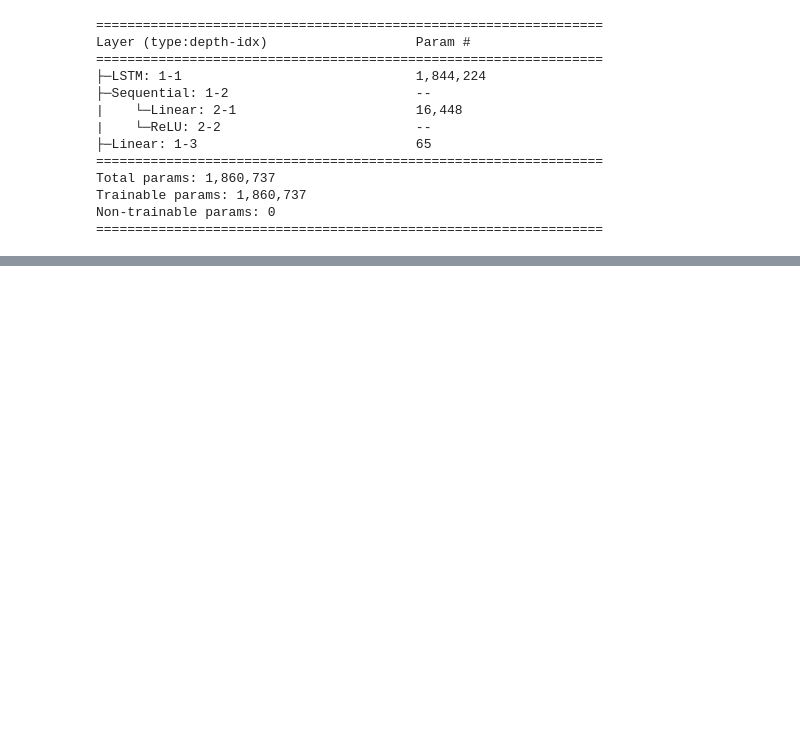
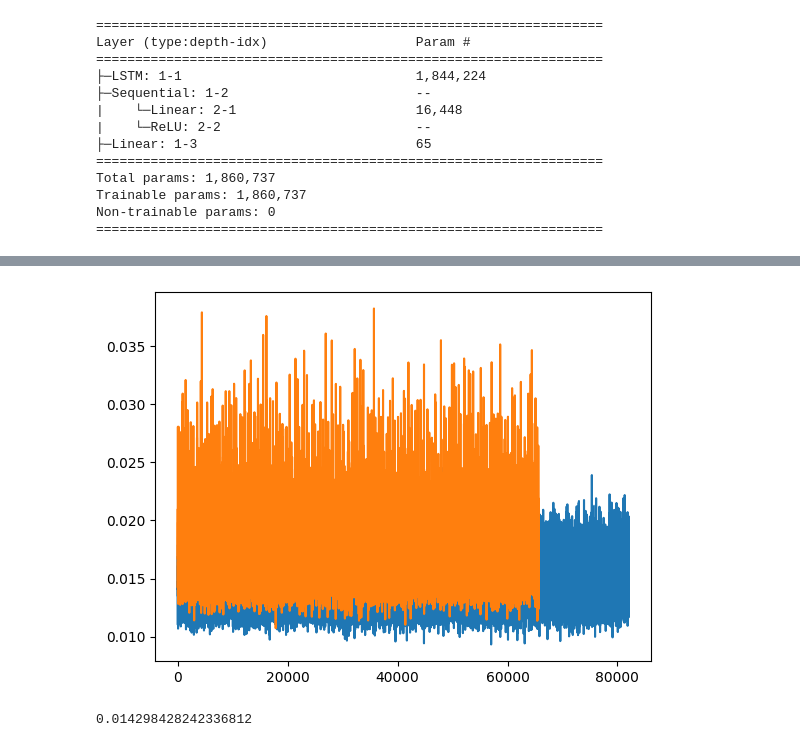
Before and after one commit to Nacnano/stock-machine-learning-project, a Jupyter notebook: LSTM.ipynb, the cells around one changed output, grey strips where cells are left out. Saved outputs shown, nothing was run; the diff lists cells and outputs as text; code cells hidden in the pictures; blank space fills up the shorter version.

Commit message:
Train model

```diff
--- a/LSTM.ipynb
+++ b/LSTM.ipynb
@@ -19,16 +20,16 @@ import random as rd
 configs = {
     "batch_size" : 128,
     "max_file_count" : 2179,
-    "train_file" : 25,
+    "train_file" : 12,
     "validation_file" : 7,
-    "test_file" : 15,
+    "test_file" : 7,
     "input_size" : 5,
     "output_size" : 1,
     "init_learning_rate" : 1e-2,
     "scheduler_factor": 0.2,
     "scheduler_patience": 2,
     "scheduler_min_lr": 1e-4,
-    "epoch" : 4
+    "epoch" : 150
 }
 
 configs["file_count"] = configs["train_file"] + configs["validation_file"] + configs["test_file"]
@@ -117,7 +121,7 @@ loss_fn = torch.nn.L1Loss()
 # %%
 train_losses = []
 val_losses = []
-model_folder = "/models/LSTM/"
+model_folder = "./models/"
 best_loss = 1000000
 
 for epoch in tqdm(range(configs["epoch"])) :
@@ -145,8 +149,8 @@ for epoch in tqdm(range(configs["epoch"])) :
 
         optimizer.step()
 
-        train_losses.append(loss)
-        cur_train_loss.append(loss)
+        train_losses.append(loss.to(torch.device("cpu")).item())
+        cur_train_loss.append(loss.to(torch.device("cpu")).item())
 
     avarage_train_loss = np.mean(np.array(cur_train_loss))
 
@@ -168,8 +172,8 @@ for epoch in tqdm(range(configs["epoch"])) :
 
             loss = loss_fn(output,close_price_target)
 
-            val_losses.append(loss)
-            cur_val_loss.append(loss)
+            val_losses.append(loss.to(torch.device("cpu")).item())
+            cur_val_loss.append(loss.to(torch.device("cpu")).item())
 
         avarage_val_loss = np.mean(np.array(cur_val_loss))
 
@@ -195,0 +224,6 @@ RuntimeError: Expected hidden[0] size (4, 54, 256), got [4, 128, 256]
+# %%
+plt.plot(train_losses)
+plt.plot(val_losses)
+plt.show()
+# %% [output]
+[figure, added]
@@ -195,0 +242,29 @@ RuntimeError: Expected hidden[0] size (4, 54, 256), got [4, 128, 256]
+# %%
+best_model = StockLSTM()
+best_model.load_state_dict(torch.load('./models/LSTM1.pth.tar')['model'])
+
+model.eval()
+
+with torch.no_grad() :
+    cur_test_loss = []
+    for input,target in tqdm(test_loader) :
+
+        close_price_input = input[:,4,:,None]
+        close_price_target = target[:,4,:]
+        close_price_input = close_price_input.to(device)
+        close_price_target = close_price_target.to(device)
+
+        if(close_price_input.shape[0] != configs["batch_size"]) :
+            continue
+
+        output = model(close_price_input)
+
+        loss = loss_fn(output,close_price_target)
+
+        cur_test_loss.append(loss.to(torch.device("cpu")).item())
+
+    avarage_test_loss = np.mean(np.array(cur_test_loss))
+
+print(avarage_test_loss)
+# %% [output]
+0.014298428242336812
```
Also changed, not shown: parts of 4 cells of this notebook, 3 other files.
